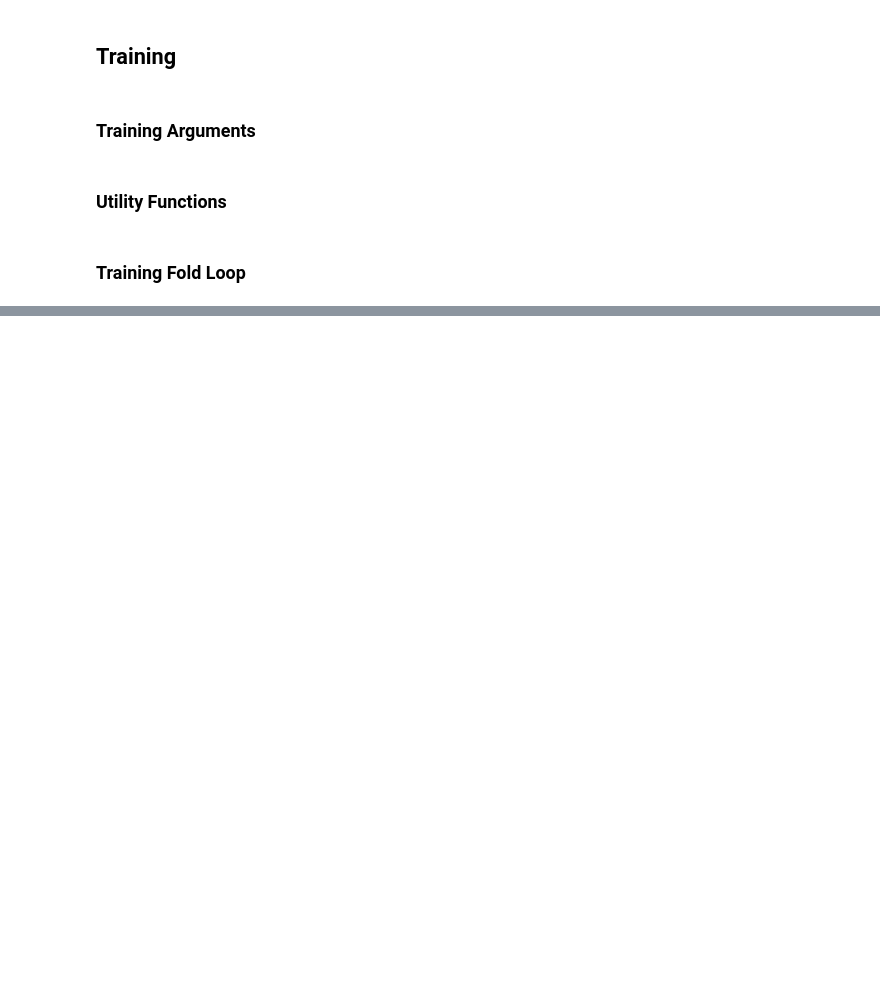
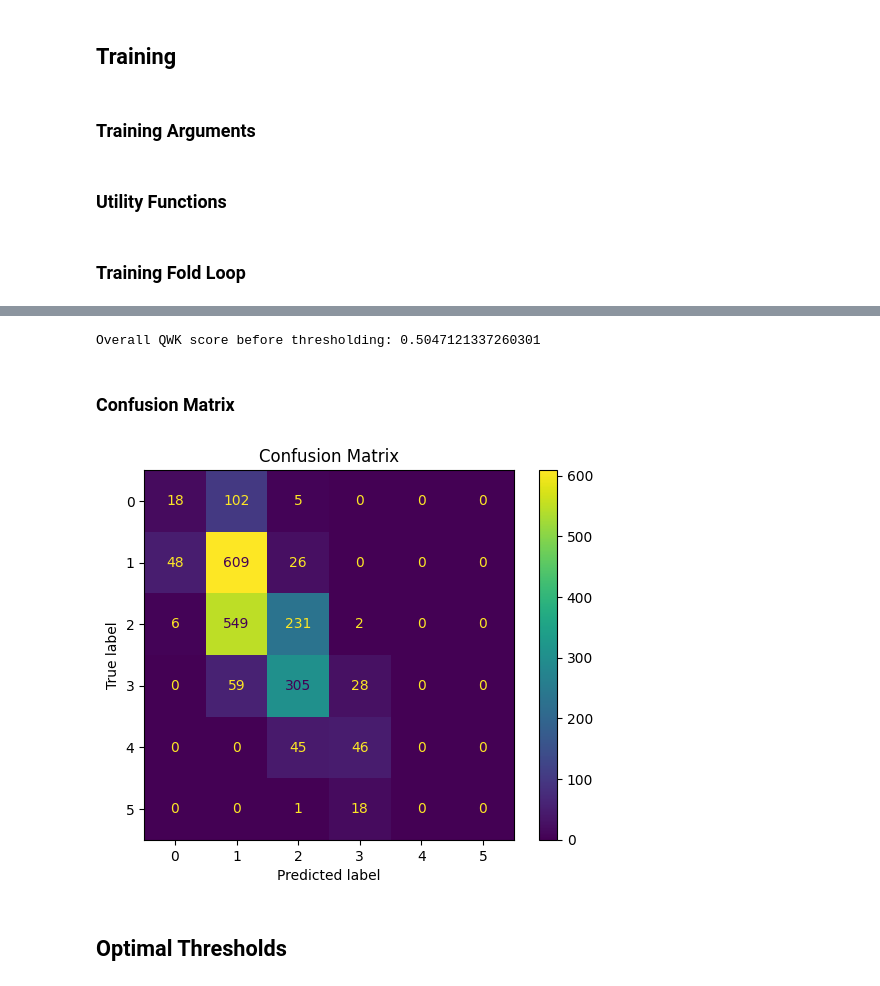
Before and after one commit to Shakleen/Kaggle-Automated-Essay-Scoring, a Jupyter notebook: notebooks/neural_network.ipynb, the cells around one changed output, grey strips where cells are left out. Saved outputs shown, nothing was run; the diff lists cells and outputs as text; code cells hidden in the pictures; blank space fills up the shorter version.

```diff
--- a/notebooks/neural_network.ipynb
+++ b/notebooks/neural_network.ipynb
@@ -356,7 +465,7 @@ def tokenize_data(train: pd.DataFrame, valid: pd.DataFrame) -> Tuple[Dataset, Da
 def configure():
     config = AutoConfig.from_pretrained(CFG.backbone_model)
 
-    if CFG.regression:
+    if DO_REGRESSION:
         config.attention_probs_dropout_prob = 0.0
         config.hidden_dropout_prob = 0.0
         config.num_labels = 1
@@ -383,10 +484,10 @@ def get_metric_function():
 # %%
 def post_process_predictions(predictions0):
-    if CFG.regression:
-        predictions = predictions0.round(0)
+    if DO_REGRESSION:
+        predictions = predictions0.clip(0, 5).round(0)
     else:
         predictions = predictions0.argmax(axis=1)
 
-    return predictions + 1
+    return predictions
 # %%
 def plot_confusion_matrxi(y_true, y_pred):
@@ -400,17 +501,21 @@ def plot_confusion_matrxi(y_true, y_pred):
 def save_model_and_tokenizer(fold: int, trainer: Trainer):
     trainer.save_model(Paths.model_path.format(model_name=MODEL_NAME, fold=fold))
 # %%
-def save_oof_predictions(fold, valid, predictions0):
-    if CFG.regression:
-        valid["pred"] = predictions0 + 1
+def save_oof_predictions(fold, valid, logits, y_pred):
+    if DO_REGRESSION:
+        valid["pred"] = logits
     else:
         COLS = [f"p{x}" for x in range(CFG.num_labels)]
-        valid[COLS] = predictions0
+        valid[COLS] = logits
 
+    valid["pred_score"] = y_pred
     valid.to_csv(Paths.oof_path.format(fold=fold), index=False)
+    return valid
 # %% [markdown]
 ### Training Fold Loop
 # %%
+scores = []
+
 for fold in CFG.train_folds:
     train, valid = get_fold_data(fold)
 
@@ -429,20 +534,20 @@ for fold in CFG.train_folds:
         eval_dataset=tokenized_valid,
         data_collator=data_collator,
         tokenizer=tokenizer,
-        compute_metrics=get_metric_function(),
+        compute_metrics=compute_metrics,
     )
 
     trainer.train()
 
     y_true = valid["score"].values
-    predictions0 = trainer.predict(tokenized_valid).predictions
-    y_pred = post_process_predictions(predictions0)
-
-    plot_confusion_matrxi(y_true, y_pred)
+    logits = trainer.predict(tokenized_valid).predictions
+    y_pred = post_process_predictions(logits)
 
     save_model_and_tokenizer(fold, trainer)
 
-    save_oof_predictions(fold, valid, predictions0)
+    oof_df = save_oof_predictions(fold, valid, logits, y_pred)
+    score = compute_metrics((oof_df["pred_score"], oof_df["score"]))
+    log_metrics(oof_df, f"Fold {fold}")
 
     del (
         train,
@@ -454,7 +559,7 @@ for fold in CFG.train_folds:
         trainer,
         y_pred,
         y_true,
-        predictions0,
+        logits,
     )
     gc.collect()
     torch.cuda.empty_cache()
@@ -480,0 +688,34 @@ You should probably TRAIN this model on a down-stream task to be able to use it
+# %%
+log_metrics(oof_df, "Overall")
+
+table = wandb.Table(data=scores, columns=["score", "QWK"])
+wandb.log(
+    {
+        "Overall/QWK_all_folds": wandb.plot.bar(
+            table,
+            "score",
+            "QWK",
+            title="Fold wise QWK Scores",
+        )
+    }
+)
+
+score = compute_metrics((oof_df["pred_score"], oof_df["score"]))["qwk"]
+print(f"Overall QWK score before thresholding: {score}")
+wandb.log({"CV/qwk_score": score})
+# %% [output]
+Overall QWK score before thresholding: 0.5047121337260301
+# %% [markdown]
+### Confusion Matrix
+# %%
+cm = confusion_matrix(oof_df["score"], oof_df["pred_score"])
+disp = ConfusionMatrixDisplay(confusion_matrix=cm, display_labels=list(range(CFG.num_labels)))
+
+# Plot the confusion matrix
+disp.plot(cmap='viridis', values_format='d')
+plt.title("Confusion Matrix")
+plt.show()
+# %% [output]
+[figure, added]
+# %% [markdown]
+## Optimal Thresholds
```
Also changed, not shown: parts of 35 cells of this notebook.
